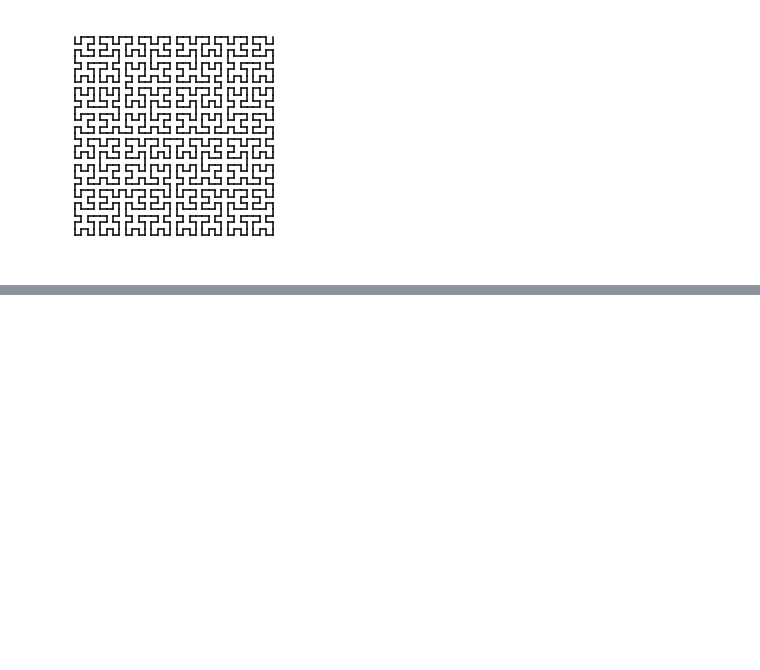
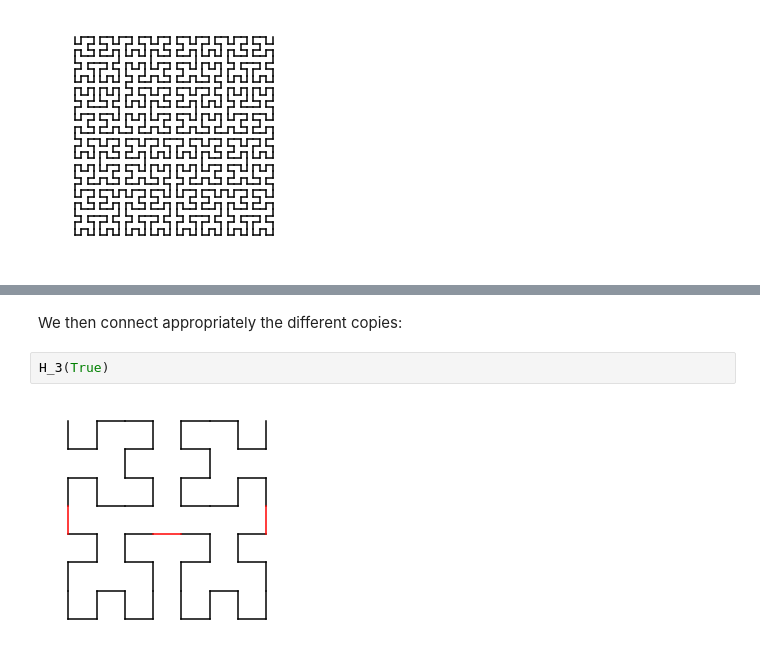
Before and after one commit to n3times/jupyter, a Jupyter notebook: Classic Fractals.ipynb, the cells around one changed output, grey strips where cells are left out. Cells and saved outputs as stored; diff of their text form; blank space fills up the shorter version.

```diff
--- a/Classic Fractals.ipynb
+++ b/Classic Fractals.ipynb
@@ -281,0 +299,6 @@ hilbert(5)
+# %% [markdown]
+We then connect appropriately the different copies:
+# %%
+H_3(True)
+# %% [output]
+[figure, added]
```
Also changed, not shown: parts of 2 cells of this notebook.
